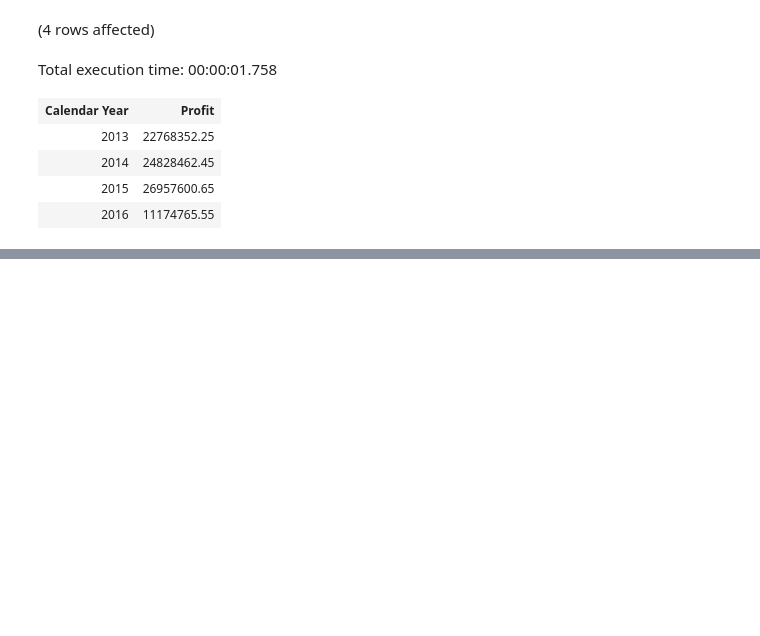
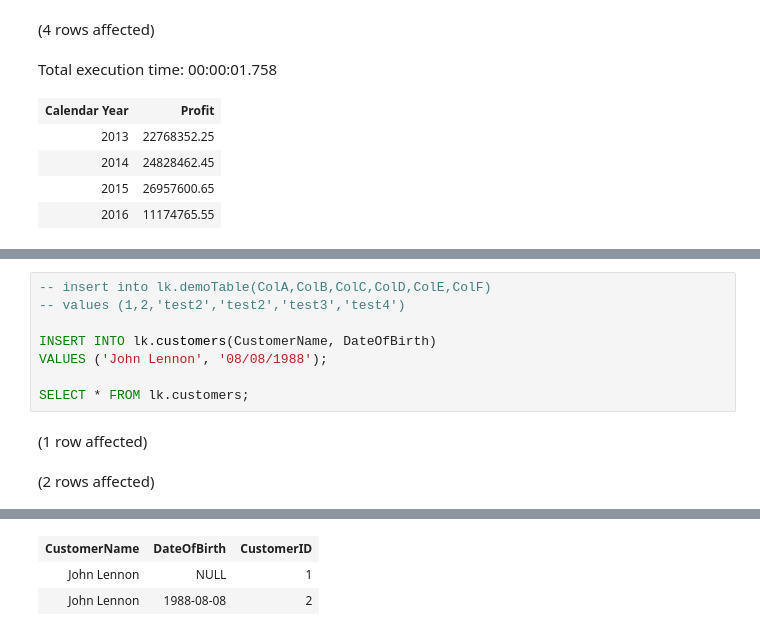
Before and after one commit to mssa-2023-fall/Stack-Overflow, a Jupyter notebook: SQL/SQLQuery/Lesson1.ipynb, the cells around one changed output, grey strips where cells are left out. Drawn from its saved outputs; the diff is of its cells as text; blank space fills up the shorter version.

```diff
--- a/SQL/SQLQuery/Lesson1.ipynb
+++ b/SQL/SQLQuery/Lesson1.ipynb
@@ -193,0 +173,11 @@ Total execution time: 00:00:00.677
+# %%
+-- insert into lk.demoTable(ColA,ColB,ColC,ColD,ColE,ColF)
+-- values (1,2,'test2','test2','test3','test4')
+
+INSERT INTO lk.customers(CustomerName, DateOfBirth)
+VALUES ('John Lennon', '08/08/1988');
+
+SELECT * FROM lk.customers;
+# %% [output]
+(1 row affected)
+(2 rows affected)
@@ -193,0 +185,3 @@ Total execution time: 00:00:00.677
+| CustomerName | DateOfBirth | CustomerID |
+| John Lennon | NULL | 1 |
+| John Lennon | 1988-08-08 | 2 |
```
Also changed, not shown: parts of 2 cells of this notebook.
